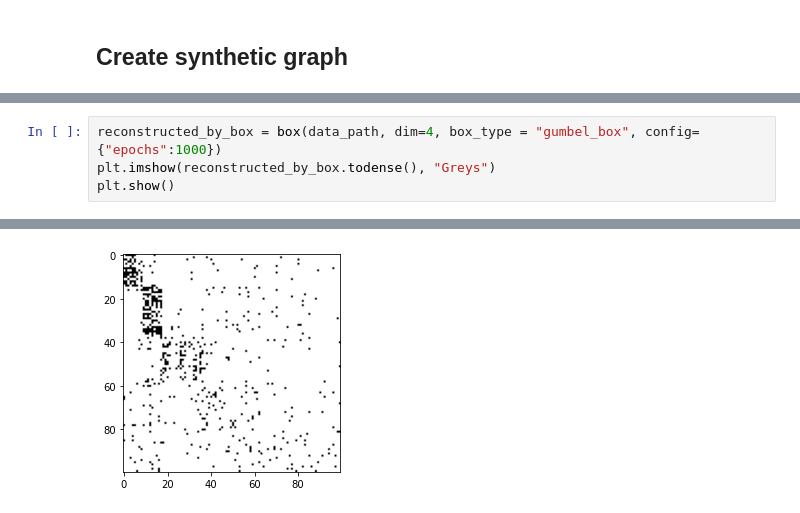
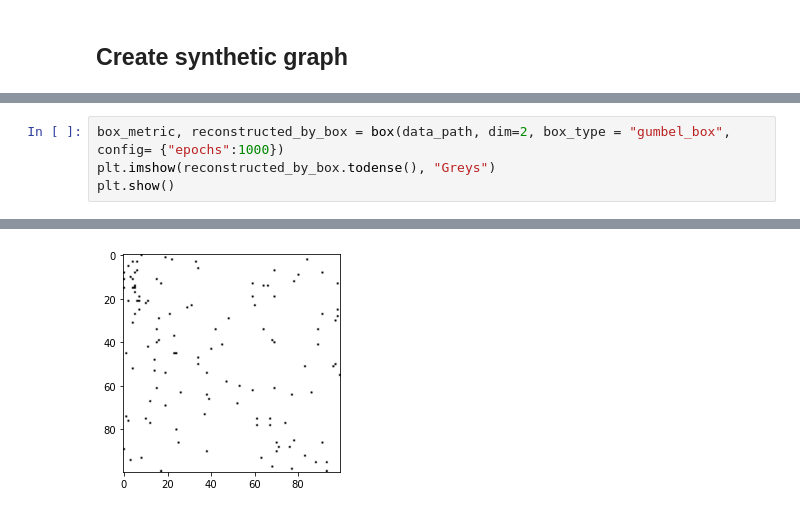
Before and after one commit to WenXinDong2018/bipartite_graph_representation, a Jupyter notebook: src/learning/notebooks/demo.ipynb, the cells around one changed output, grey strips where cells are left out. Drawn from its saved outputs; the diff is of its cells as text.

```diff
--- a/src/learning/notebooks/demo.ipynb
+++ b/src/learning/notebooks/demo.ipynb
@@ -77,5 +79,5 @@ time: 91.2 ms (started: 2022-07-23 18:52:13 -07:00)
 # %%
-reconstructed_by_box = box(data_path, dim=4, box_type = "gumbel_box", config= {"epochs":1000})
+box_metric, reconstructed_by_box = box(data_path, dim=2, box_type = "gumbel_box", config= {"epochs":1000})
 plt.imshow(reconstructed_by_box.todense(), "Greys")
 plt.show()
 # %% [output]
@@ -99 +101 @@ plt.show()
-[figure, old version]
+[figure, new version]
```
Also changed, not shown: parts of 29 cells of this notebook, 21 other files.
